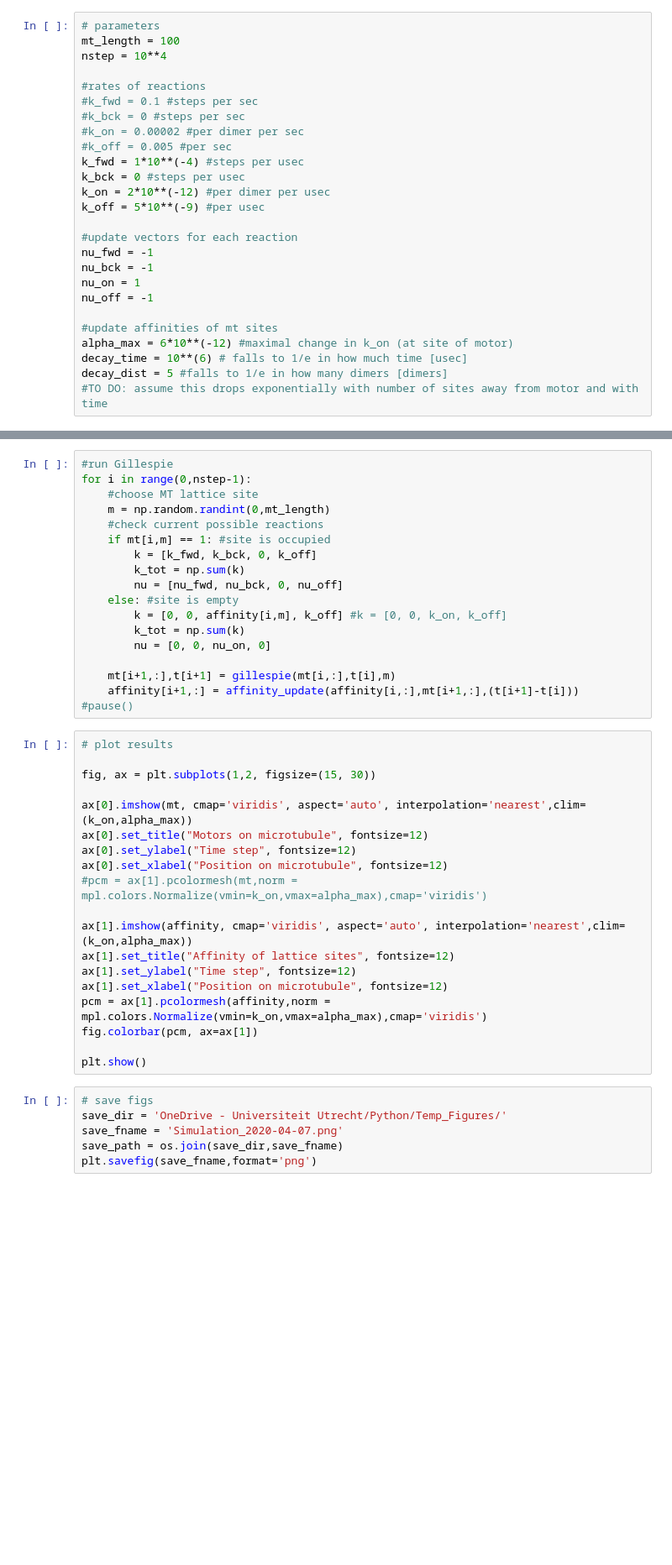
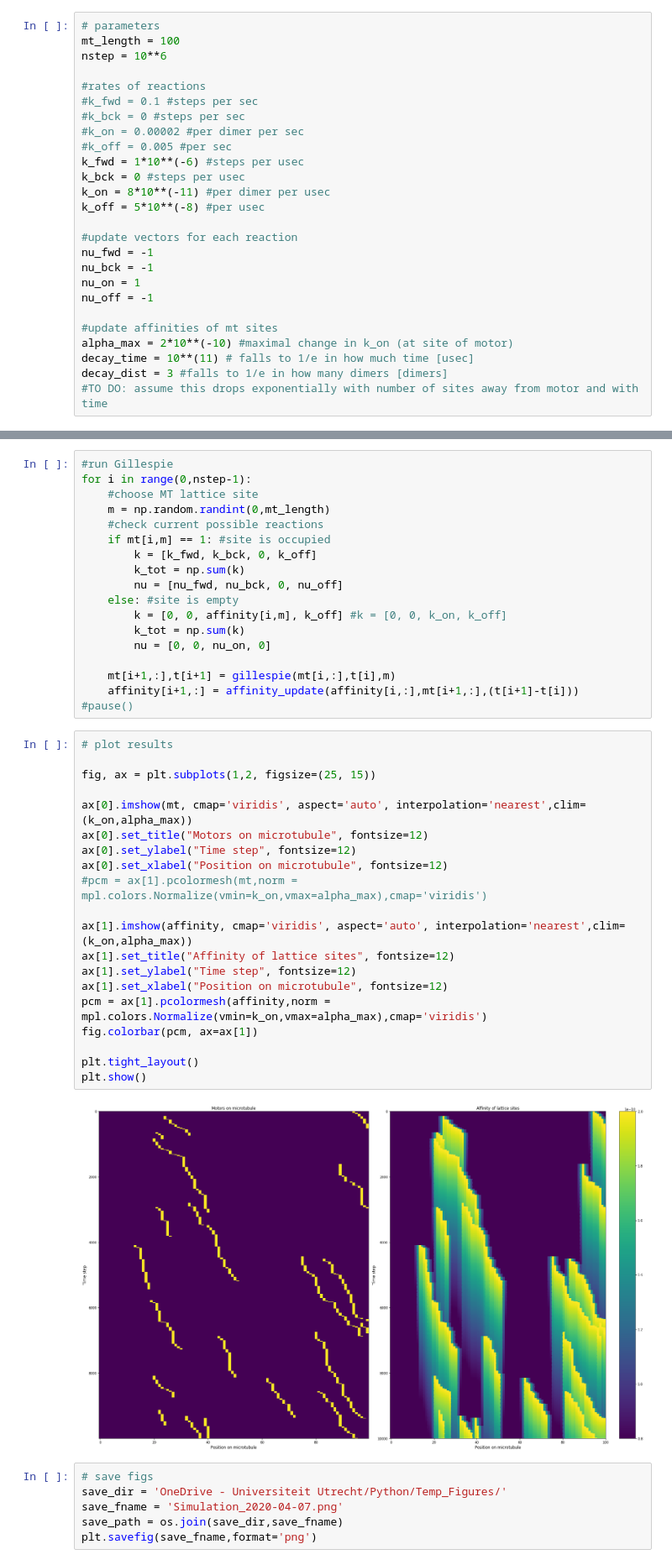
Before and after one commit to malinaiwanski/in-vitro-simulations, a Jupyter notebook: Gillespie_MotorsOnMTs_MKI.ipynb, the cells around one changed output, grey strips where cells are left out. Shown: that part at 84% size. Drawn from its saved outputs; the diff is of its cells as text; blank space fills up the shorter version.

```diff
--- a/Gillespie_MotorsOnMTs_MKI.ipynb
+++ b/Gillespie_MotorsOnMTs_MKI.ipynb
@@ -16,17 +16,17 @@ def pause():
 # %%
 # parameters
 mt_length = 100
-nstep = 10**4
+nstep = 10**6
 
 #rates of reactions
 #k_fwd = 0.1 #steps per sec
 #k_bck = 0 #steps per sec
 #k_on = 0.00002 #per dimer per sec
 #k_off = 0.005 #per sec
-k_fwd = 1*10**(-4) #steps per usec
+k_fwd = 1*10**(-6) #steps per usec
 k_bck = 0 #steps per usec
-k_on = 2*10**(-12) #per dimer per usec
-k_off = 5*10**(-9) #per usec
+k_on = 8*10**(-11) #per dimer per usec
+k_off = 5*10**(-8) #per usec
 
 #update vectors for each reaction
 nu_fwd = -1
@@ -35,9 +35,9 @@ nu_on = 1
 nu_off = -1
 
 #update affinities of mt sites
-alpha_max = 6*10**(-12) #maximal change in k_on (at site of motor)
-decay_time = 10**(6) # falls to 1/e in how much time [usec]
-decay_dist = 5 #falls to 1/e in how many dimers [dimers]
+alpha_max = 2*10**(-10) #maximal change in k_on (at site of motor)
+decay_time = 10**(11) # falls to 1/e in how much time [usec]
+decay_dist = 3 #falls to 1/e in how many dimers [dimers]
 #TO DO: assume this drops exponentially with number of sites away from motor and with time
 # %%
 def gillespie(X, t, m): #update time and state vectors (mt and affinity at site m)
@@ -160,22 +160,25 @@ for i in range(0,nstep-1):
 # %%
 # plot results
 
-fig, ax = plt.subplots(1,2, figsize=(15, 30))
+fig, ax = plt.subplots(1,2, figsize=(25, 15))
 
 ax[0].imshow(mt, cmap='viridis', aspect='auto', interpolation='nearest',clim=(k_on,alpha_max))
 ax[0].set_title("Motors on microtubule", fontsize=12)
 ax[0].set_ylabel("Time step", fontsize=12)
 ax[0].set_xlabel("Position on microtubule", fontsize=12)
 #pcm = ax[1].pcolormesh(mt,norm = mpl.colors.Normalize(vmin=k_on,vmax=alpha_max),cmap='viridis')
 
 ax[1].imshow(affinity, cmap='viridis', aspect='auto', interpolation='nearest',clim=(k_on,alpha_max))
 ax[1].set_title("Affinity of lattice sites", fontsize=12)
 ax[1].set_ylabel("Time step", fontsize=12)
 ax[1].set_xlabel("Position on microtubule", fontsize=12)
 pcm = ax[1].pcolormesh(affinity,norm = mpl.colors.Normalize(vmin=k_on,vmax=alpha_max),cmap='viridis')
 fig.colorbar(pcm, ax=ax[1])
 
+plt.tight_layout()
 plt.show()
+# %% [output]
+[figure, added]
 # %%
 # save figs
 save_dir = 'OneDrive - Universiteit Utrecht/Python/Temp_Figures/'
```
Also changed, not shown: parts of 1 cell of this notebook.
